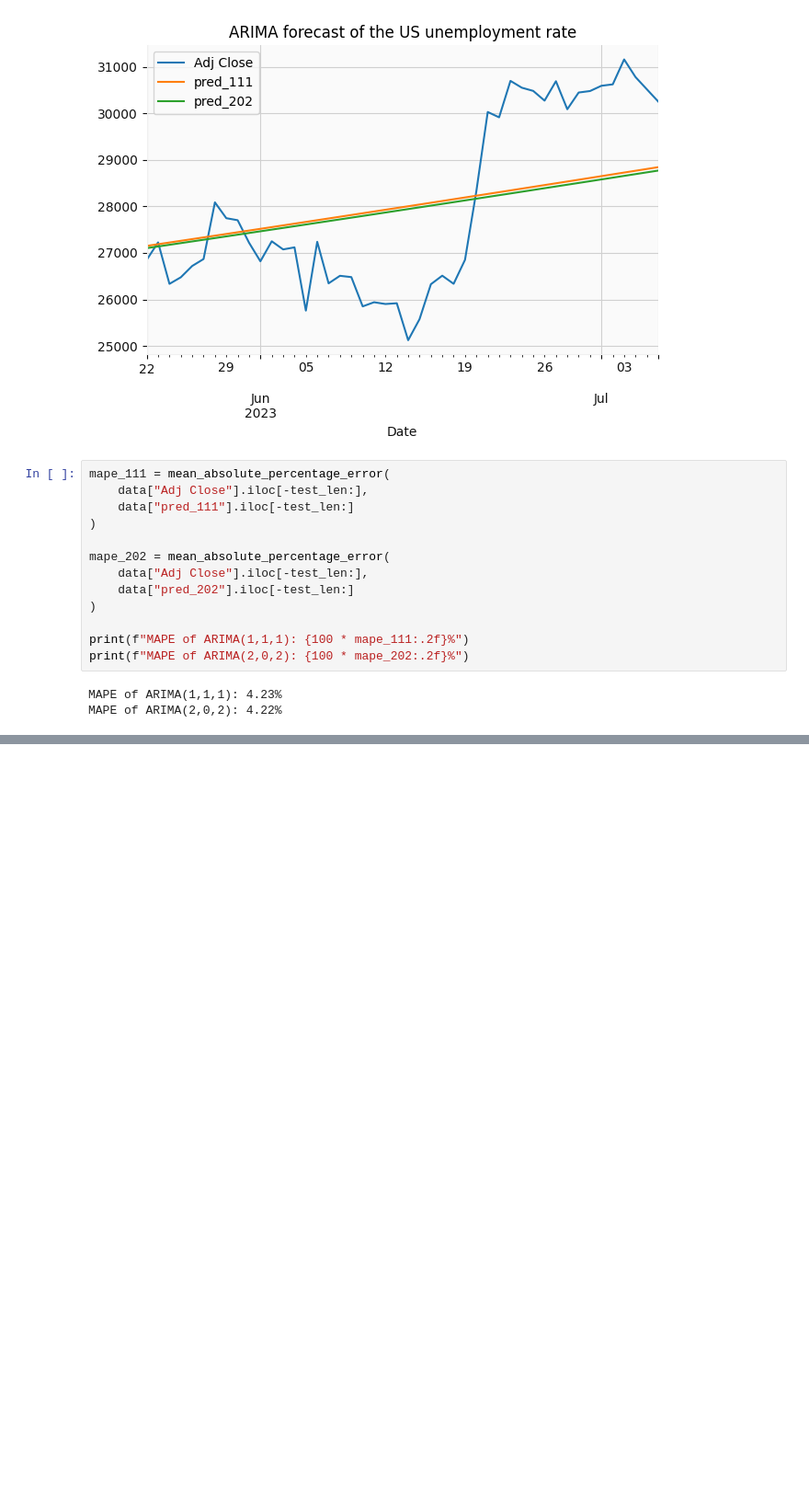
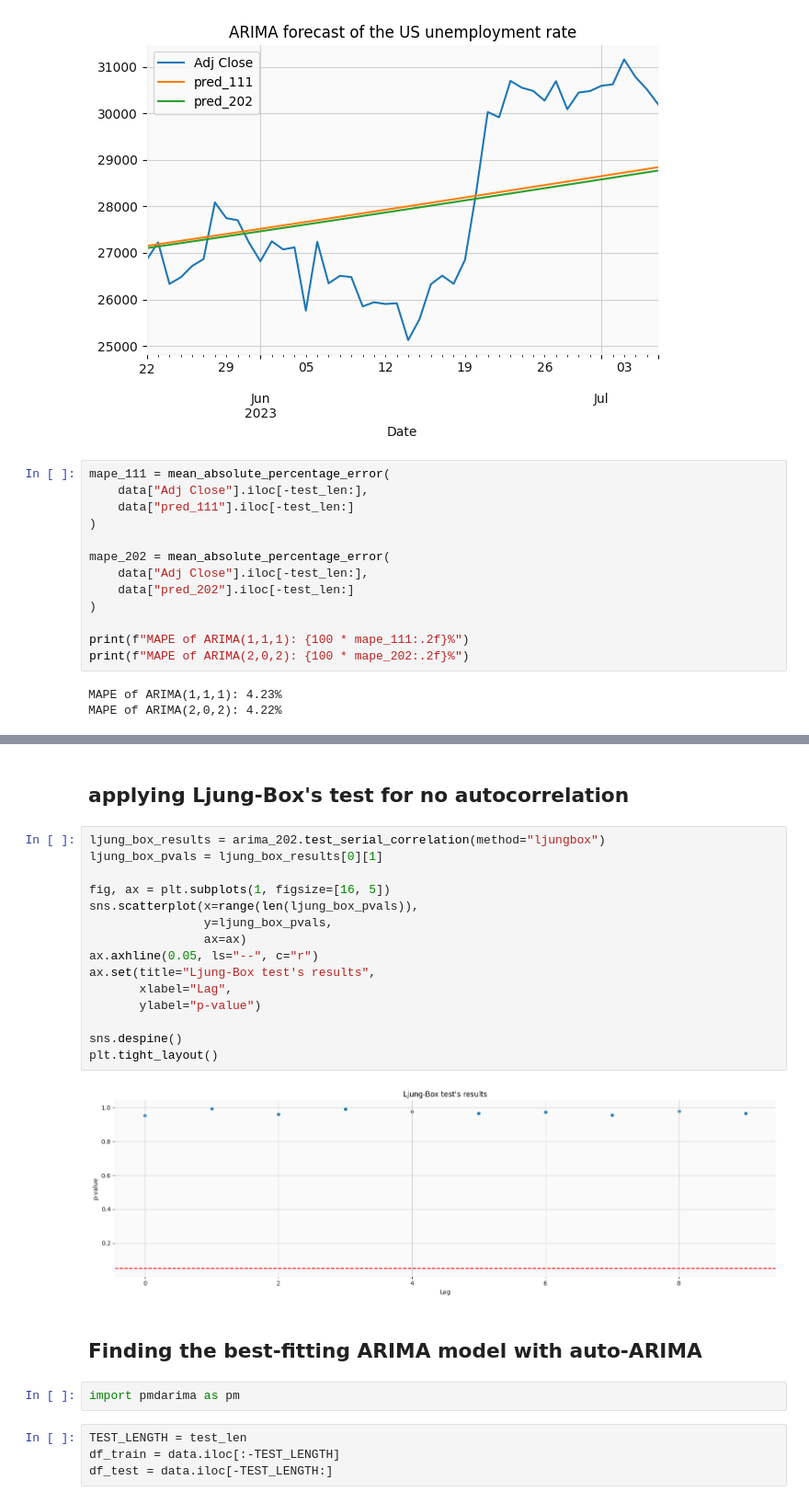
Before and after one commit to AmirGhnbr/statistical_time_series_analysis, a Jupyter notebook: statistical_time_series_analysis.ipynb, the cells around one changed output, grey strips where cells are left out. Shown at 92% size. Drawn from its saved outputs; the diff is of its cells as text; blank space fills up the shorter version.

```diff
--- a/statistical_time_series_analysis.ipynb
+++ b/statistical_time_series_analysis.ipynb
@@ -629,0 +651,27 @@ MAPE of ARIMA(2,0,2): 4.22%
+# %% [markdown]
+## applying Ljung-Box's test for no autocorrelation
+# %%
+ljung_box_results = arima_202.test_serial_correlation(method="ljungbox")
+ljung_box_pvals = ljung_box_results[0][1]
+
+fig, ax = plt.subplots(1, figsize=[16, 5])
+sns.scatterplot(x=range(len(ljung_box_pvals)),
+                y=ljung_box_pvals,
+                ax=ax)
+ax.axhline(0.05, ls="--", c="r")
+ax.set(title="Ljung-Box test's results",
+       xlabel="Lag",
+       ylabel="p-value")
+
+sns.despine()
+plt.tight_layout()
+# %% [output]
+[figure, added]
+# %% [markdown]
+## Finding the best-fitting ARIMA model with auto-ARIMA
+# %%
+import pmdarima as pm
+# %%
+TEST_LENGTH = test_len
+df_train = data.iloc[:-TEST_LENGTH]
+df_test = data.iloc[-TEST_LENGTH:]
```
Also changed, not shown: parts of 30 cells of this notebook.
